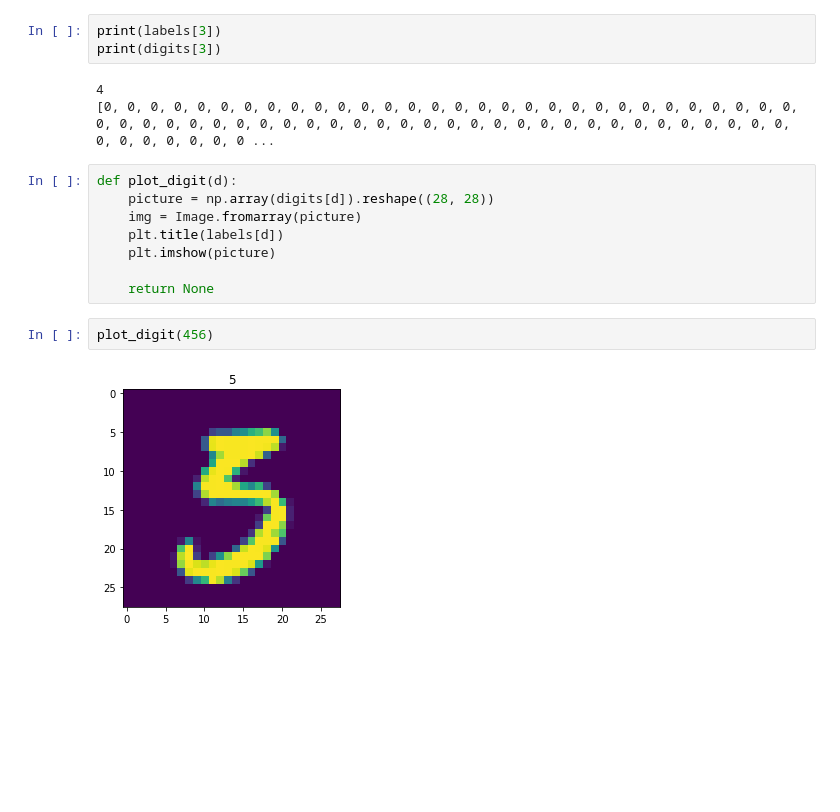
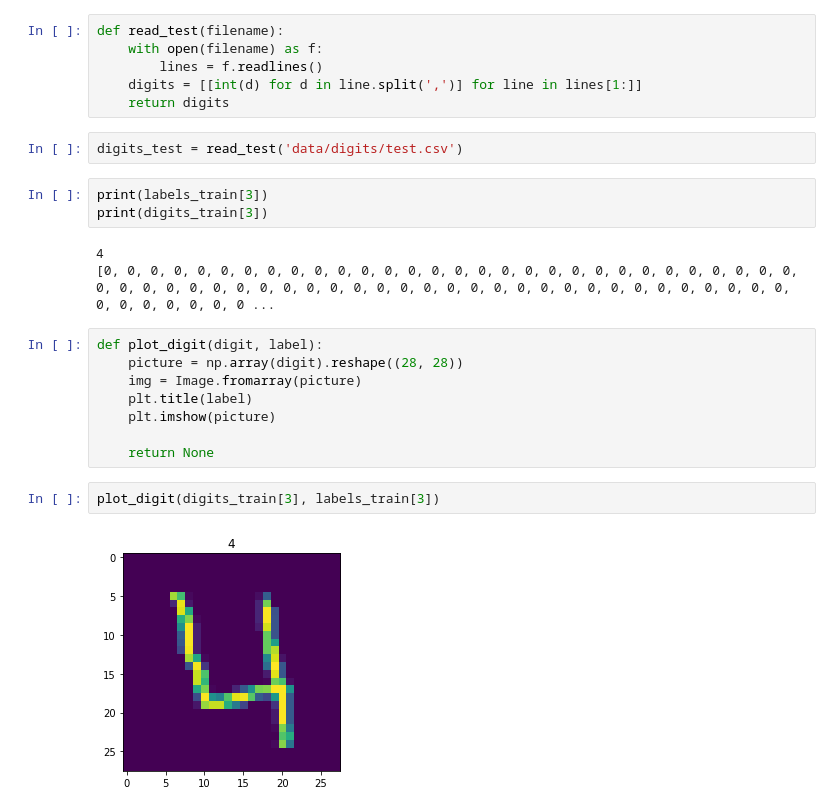
Before and after one commit to phildeutsch/fast.ai, a Jupyter notebook: digits.ipynb, the cells around one changed output. Saved outputs shown, nothing was run; the diff lists cells and outputs as text; blank space fills up the shorter version.

Commit message:
Submit digits

```diff
--- a/digits.ipynb
+++ b/digits.ipynb
@@ -14,18 +24,26 @@ digits = [[int(d) for d in line.split(',')[1:]] for line in lines[1:]]
+# %%
+def read_test(filename):
+    with open(filename) as f:
+        lines = f.readlines()
+    digits = [[int(d) for d in line.split(',')] for line in lines[1:]]
+    return digits
+# %%
+digits_test = read_test('data/digits/test.csv')
 # %%
-print(labels[3])
-print(digits[3])
+print(labels_train[3])
+print(digits_train[3])
 # %% [output]
 4
 [0, 0, 0, 0, 0, 0, 0, 0, 0, 0, 0, 0, 0, 0, 0, 0, 0, 0, 0, 0, 0, 0, 0, 0, 0, 0, 0, 0, 0, 0, 0, 0, 0, 0, 0, 0, 0, 0, 0, 0, 0, 0, 0, 0, 0, 0, 0, 0, 0, 0, 0, 0, 0, 0, 0, 0, 0, 0, 0, 0, 0, 0, 0, 0, 0, 0, 0 ...
 # %%
-def plot_digit(d):
-    picture = np.array(digits[d]).reshape((28, 28))
+def plot_digit(digit, label):
+    picture = np.array(digit).reshape((28, 28))
     img = Image.fromarray(picture)
-    plt.title(labels[d])
+    plt.title(label)
     plt.imshow(picture)
 
     return None
-# %%
-plot_digit(456)
-# %% [output]
-[figure, removed]
+# %%
+plot_digit(digits_train[3], labels_train[3])
+# %% [output]
+[figure, added]
```
Also changed, not shown: parts of 10 cells of this notebook, 1 other file.
